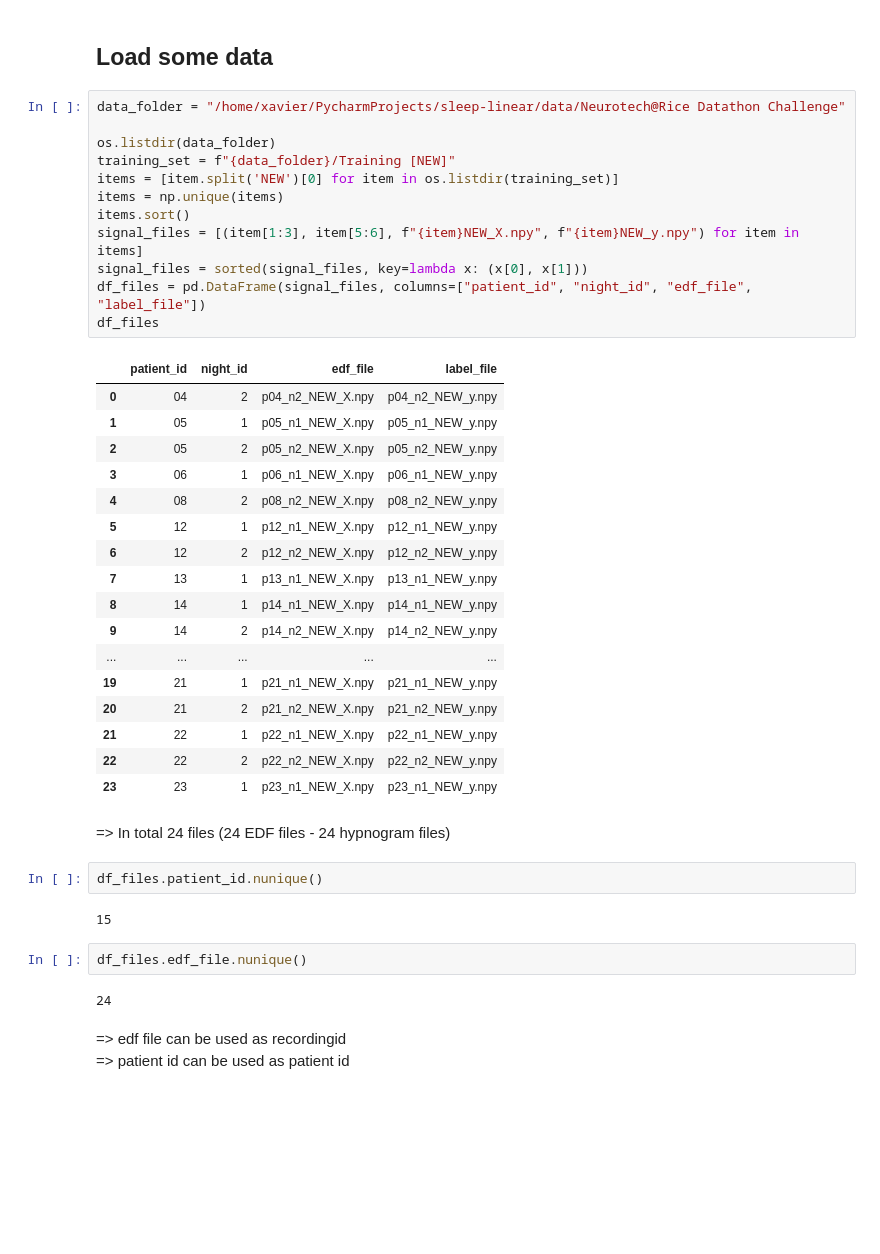
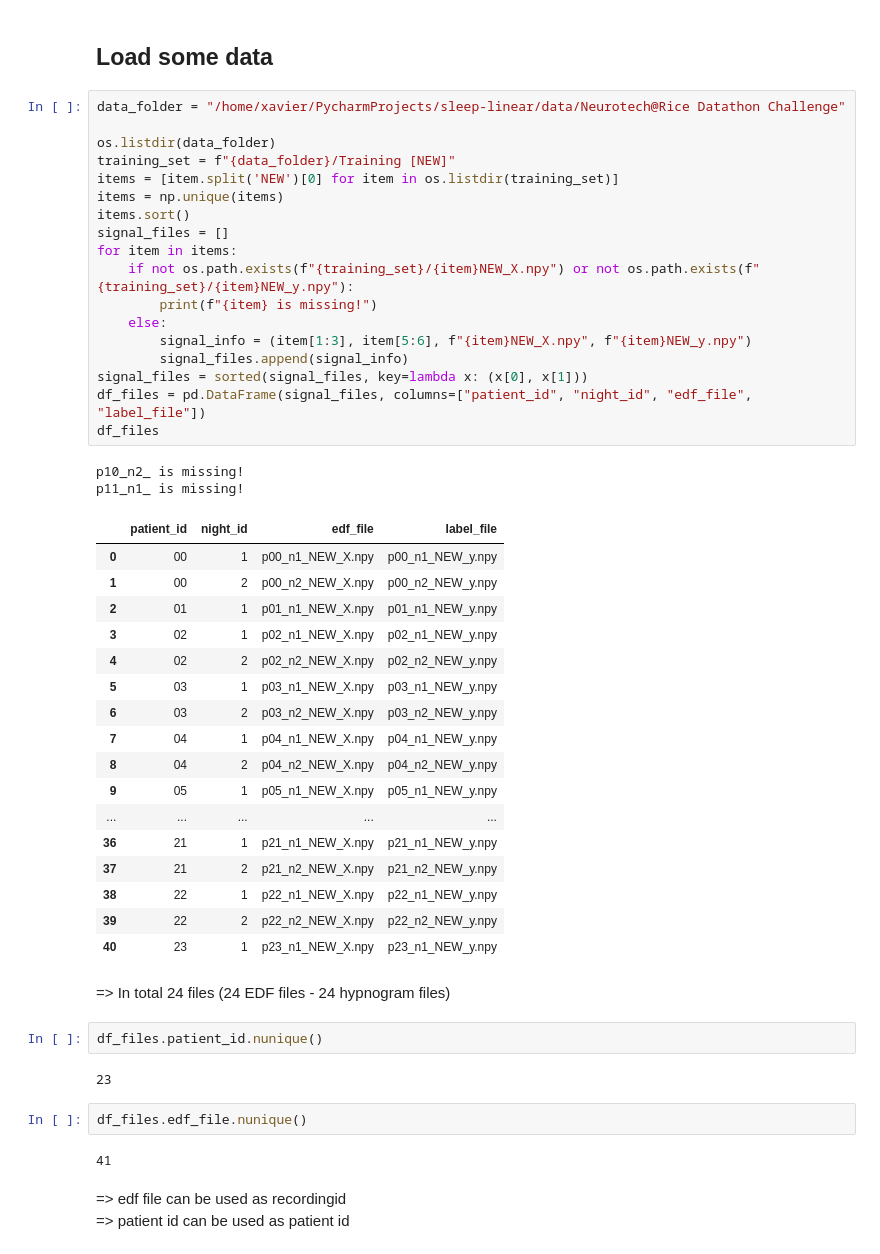
Before and after one commit to JiangguoZhang/sleep-linear, a Jupyter notebook: notebooks/SleepEDF-ST-datathon.ipynb, the cells around one changed output. Saved outputs shown, nothing was run; the diff lists cells and outputs as text; blank space fills up the shorter version.

```diff
--- a/notebooks/SleepEDF-ST-datathon.ipynb
+++ b/notebooks/SleepEDF-ST-datathon.ipynb
@@ -35,43 +35,51 @@ from src.data import load_signals, load_annotations, annotation_to_30s_labels
 # %%
 data_folder = "/home/xavier/PycharmProjects/sleep-linear/data/Neurotech@Rice Datathon Challenge"
 
 os.listdir(data_folder)
 training_set = f"{data_folder}/Training [NEW]"
 items = [item.split('NEW')[0] for item in os.listdir(training_set)]
 items = np.unique(items)
 items.sort()
-signal_files = [(item[1:3], item[5:6], f"{item}NEW_X.npy", f"{item}NEW_y.npy") for item in items]
+signal_files = []
+for item in items:
+    if not os.path.exists(f"{training_set}/{item}NEW_X.npy") or not os.path.exists(f"{training_set}/{item}NEW_y.npy"):
+        print(f"{item} is missing!")
+    else:
+        signal_info = (item[1:3], item[5:6], f"{item}NEW_X.npy", f"{item}NEW_y.npy")
+        signal_files.append(signal_info)
 signal_files = sorted(signal_files, key=lambda x: (x[0], x[1]))
 df_files = pd.DataFrame(signal_files, columns=["patient_id", "night_id", "edf_file", "label_file"])
 df_files
 # %% [output]
+p10_n2_ is missing!
+p11_n1_ is missing!
 |  | patient_id | night_id | edf_file | label_file |
-| 0 | 04 | 2 | p04_n2_NEW_X.npy | p04_n2_NEW_y.npy |
-| 1 | 05 | 1 | p05_n1_NEW_X.npy | p05_n1_NEW_y.npy |
-| 2 | 05 | 2 | p05_n2_NEW_X.npy | p05_n2_NEW_y.npy |
-| 3 | 06 | 1 | p06_n1_NEW_X.npy | p06_n1_NEW_y.npy |
-| 4 | 08 | 2 | p08_n2_NEW_X.npy | p08_n2_NEW_y.npy |
-| 5 | 12 | 1 | p12_n1_NEW_X.npy | p12_n1_NEW_y.npy |
-| 6 | 12 | 2 | p12_n2_NEW_X.npy | p12_n2_NEW_y.npy |
-| 7 | 13 | 1 | p13_n1_NEW_X.npy | p13_n1_NEW_y.npy |
-| 8 | 14 | 1 | p14_n1_NEW_X.npy | p14_n1_NEW_y.npy |
-| 9 | 14 | 2 | p14_n2_NEW_X.npy | p14_n2_NEW_y.npy |
+| 0 | 00 | 1 | p00_n1_NEW_X.npy | p00_n1_NEW_y.npy |
+| 1 | 00 | 2 | p00_n2_NEW_X.npy | p00_n2_NEW_y.npy |
+| 2 | 01 | 1 | p01_n1_NEW_X.npy | p01_n1_NEW_y.npy |
+| 3 | 02 | 1 | p02_n1_NEW_X.npy | p02_n1_NEW_y.npy |
+| 4 | 02 | 2 | p02_n2_NEW_X.npy | p02_n2_NEW_y.npy |
+| 5 | 03 | 1 | p03_n1_NEW_X.npy | p03_n1_NEW_y.npy |
+| 6 | 03 | 2 | p03_n2_NEW_X.npy | p03_n2_NEW_y.npy |
+| 7 | 04 | 1 | p04_n1_NEW_X.npy | p04_n1_NEW_y.npy |
+| 8 | 04 | 2 | p04_n2_NEW_X.npy | p04_n2_NEW_y.npy |
+| 9 | 05 | 1 | p05_n1_NEW_X.npy | p05_n1_NEW_y.npy |
 | ... | ... | ... | ... | ... |
-| 19 | 21 | 1 | p21_n1_NEW_X.npy | p21_n1_NEW_y.npy |
-| 20 | 21 | 2 | p21_n2_NEW_X.npy | p21_n2_NEW_y.npy |
-| 21 | 22 | 1 | p22_n1_NEW_X.npy | p22_n1_NEW_y.npy |
-| 22 | 22 | 2 | p22_n2_NEW_X.npy | p22_n2_NEW_y.npy |
-| 23 | 23 | 1 | p23_n1_NEW_X.npy | p23_n1_NEW_y.npy |
+| 36 | 21 | 1 | p21_n1_NEW_X.npy | p21_n1_NEW_y.npy |
+| 37 | 21 | 2 | p21_n2_NEW_X.npy | p21_n2_NEW_y.npy |
+| 38 | 22 | 1 | p22_n1_NEW_X.npy | p22_n1_NEW_y.npy |
+| 39 | 22 | 2 | p22_n2_NEW_X.npy | p22_n2_NEW_y.npy |
+| 40 | 23 | 1 | p23_n1_NEW_X.npy | p23_n1_NEW_y.npy |
 # %% [markdown]
 => In total 24 files (24 EDF files - 24 hypnogram files)
 # %%
 df_files.patient_id.nunique()
 # %% [output]
-15
+23
 # %%
 df_files.edf_file.nunique()
 # %% [output]
-24
+41
 # %% [markdown]
 => edf file can be used as recordingid
 => patient id can be used as patient id
```
Also changed, not shown: parts of 30 cells of this notebook, 2 other files.
